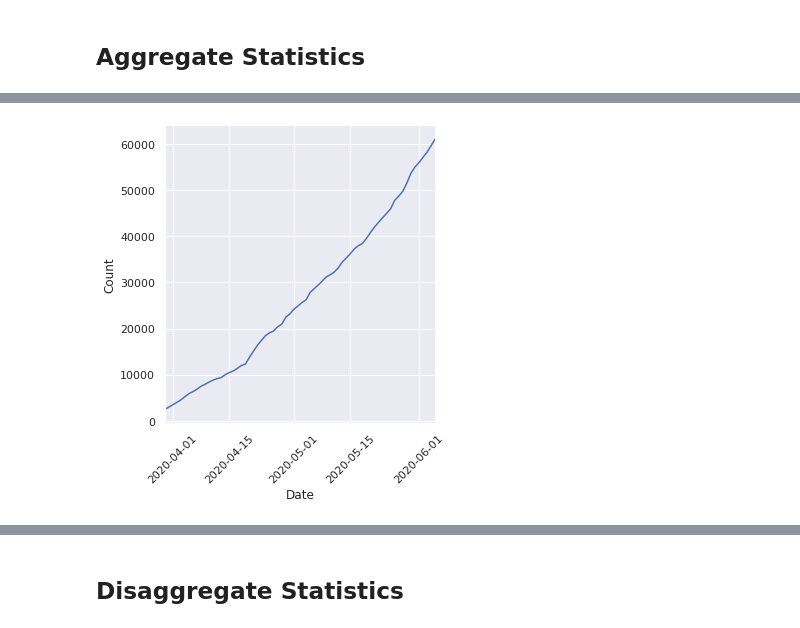
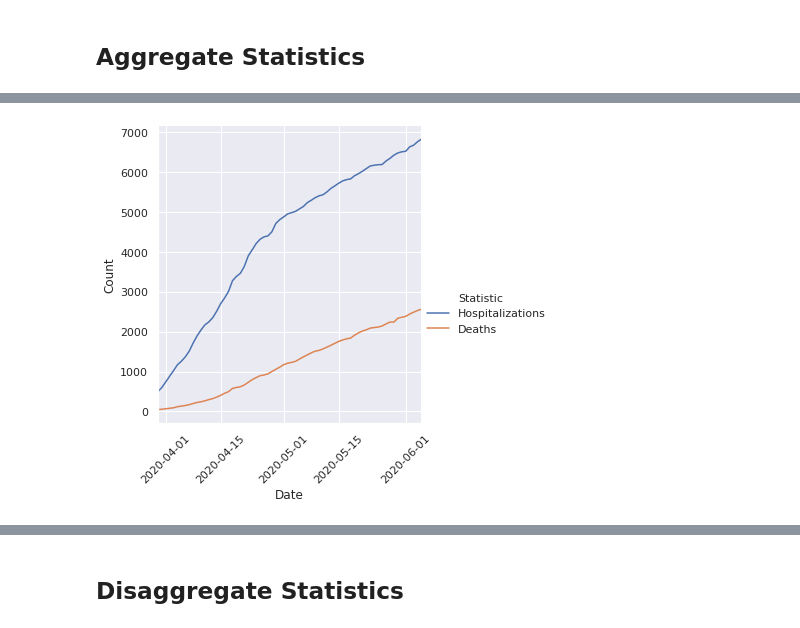
Before and after one commit to xander-hirsch/lac_covid19, a Jupyter notebook: lacph_graphs.ipynb, the cells around one changed output, grey strips where cells are left out. Cells and saved outputs as stored; diff of their text form; code cells hidden in the pictures.

```diff
--- a/lacph_graphs.ipynb
+++ b/lacph_graphs.ipynb
@@ -33,9 +48,8 @@ all_dates = tuple(map(lambda x: scrape_lacph_daily.query_single_date(x), lacph_p
 # %%
-summary_stats = analyze_lacph_daily.make_df_dates(all_dates)
 summary_stats = pd.melt(summary_stats, id_vars='Date', var_name='Statistic', value_name='Count')
+summary_stats = summary_stats[summary_stats['Statistic'] != const.CASES]
 summary_stats['Statistic'] = summary_stats['Statistic'].astype('category')
+sns.relplot(x=const.DATE, y='Count', kind='line', hue='Statistic', data=summary_stats)
+adjust_ax(summary_stats)
+# %% [output]
+[figure, added]
-# %%
-g = sns.relplot(x=const.DATE, y='Count', kind='line', data=summary_stats[summary_stats['Statistic'] == 'Cases'])
-adjust_ax(summary_stats)
-# %% [output]
-[figure, removed]
```
Also changed, not shown: parts of 12 cells of this notebook, 1 other file.
